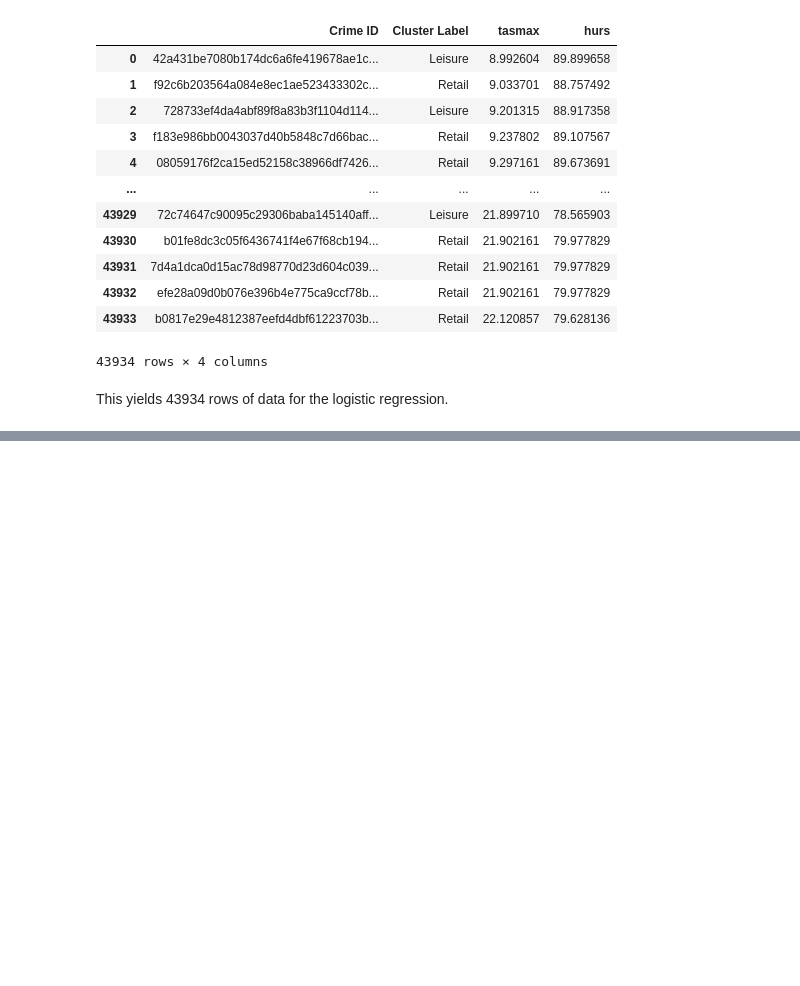
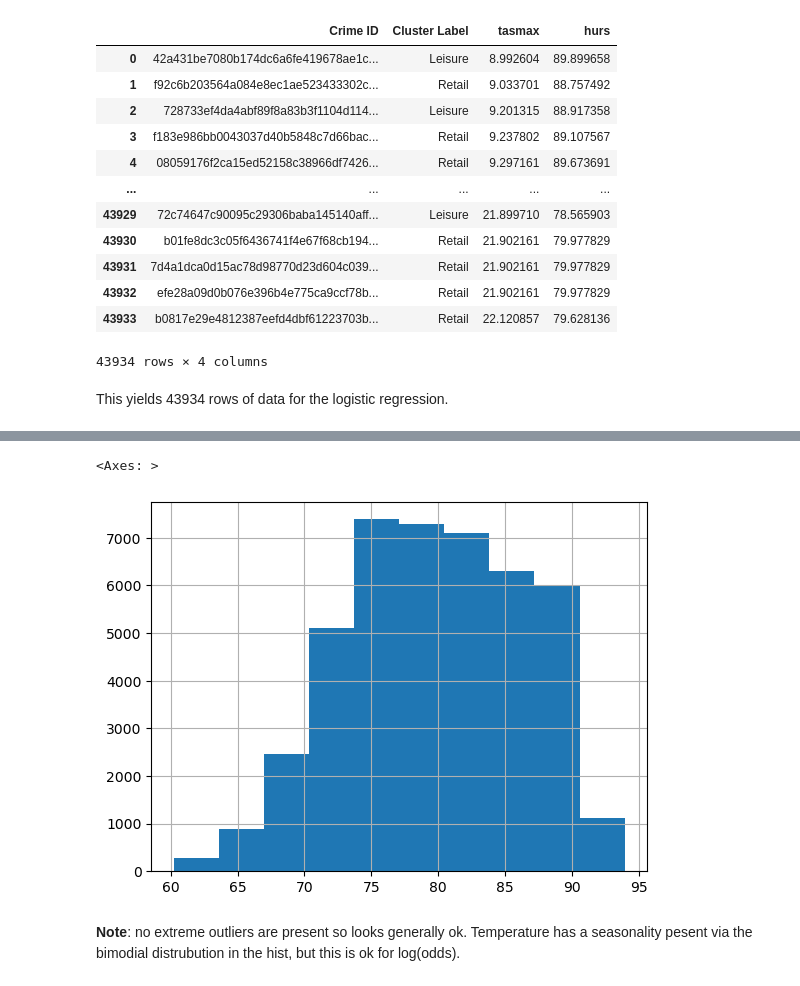
Before and after one commit to ClimatologyProjectProfile/crimetology, a Jupyter notebook: 3_logistic_regression/logistic_regression.ipynb, the cells around one changed output, grey strips where cells are left out. Cells and saved outputs as stored; diff of their text form; code cells hidden in the pictures; blank space fills up the shorter version.

```diff
--- a/3_logistic_regression/logistic_regression.ipynb
+++ b/3_logistic_regression/logistic_regression.ipynb
@@ -99,0 +167,7 @@ This yields 43934 rows of data for the logistic regression.
+# %%
+features_df["hurs"].hist()
+# %% [output]
+<Axes: >
+[figure, added]
+# %% [markdown]
+**Note**: no extreme outliers are present so looks generally ok. Temperature has a seasonality pesent via the bimodial distrubution in the hist, but this is ok for log(odds).
```
Also changed, not shown: parts of 13 cells of this notebook.
